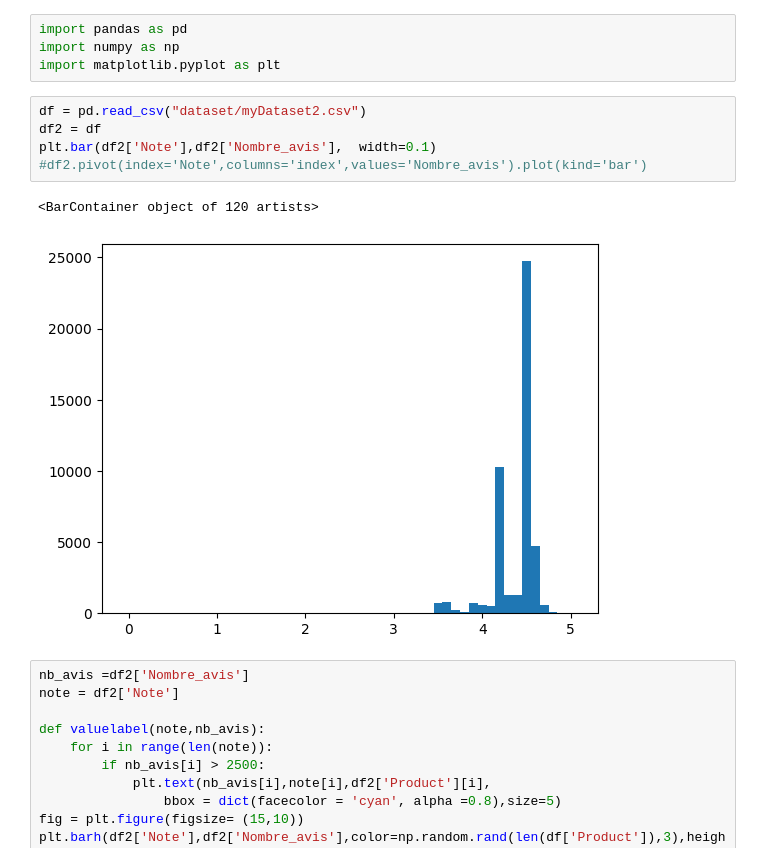
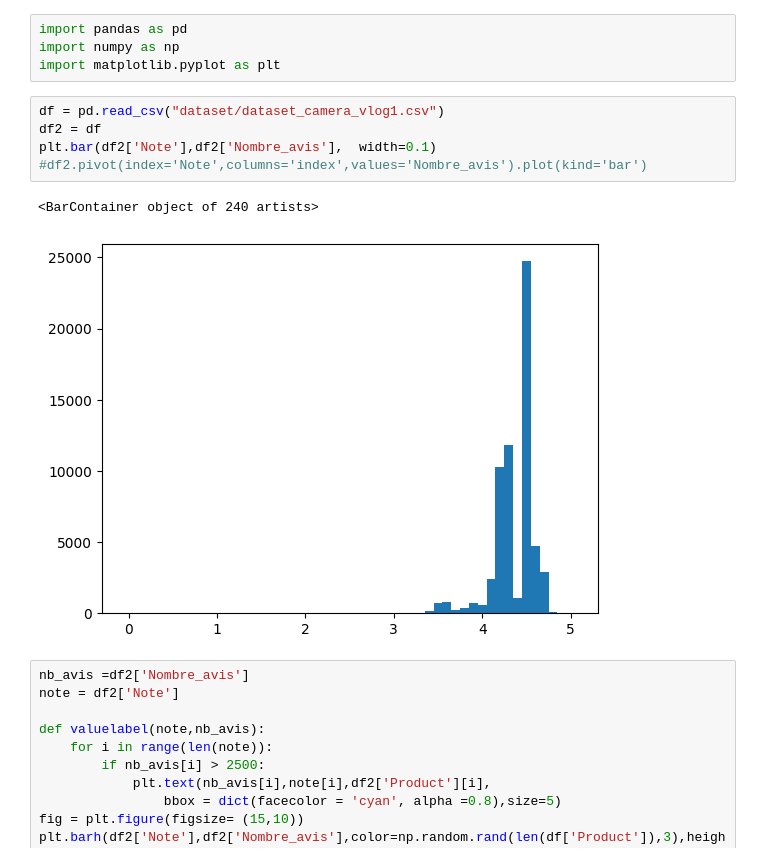
Before and after one commit to TenKaiMass/Scrap_amazon, a Jupyter notebook: stats.ipynb, the cells around one changed output. Cells and saved outputs as stored; diff of their text form.

```diff
--- a/stats.ipynb
+++ b/stats.ipynb
@@ -3,13 +3,13 @@ import pandas as pd
 import numpy as np
 import matplotlib.pyplot as plt
 # %%
-df = pd.read_csv("dataset/myDataset2.csv")
+df = pd.read_csv("dataset/dataset_camera_vlog1.csv")
 df2 = df
 plt.bar(df2['Note'],df2['Nombre_avis'],  width=0.1)
 #df2.pivot(index='Note',columns='index',values='Nombre_avis').plot(kind='bar')
 # %% [output]
-<BarContainer object of 120 artists>
+<BarContainer object of 240 artists>
-[figure, old version]
+[figure, new version]
 # %%
 nb_avis =df2['Nombre_avis']
 note = df2['Note']
```
Also changed, not shown: parts of 1 cell of this notebook, 4 other files.
